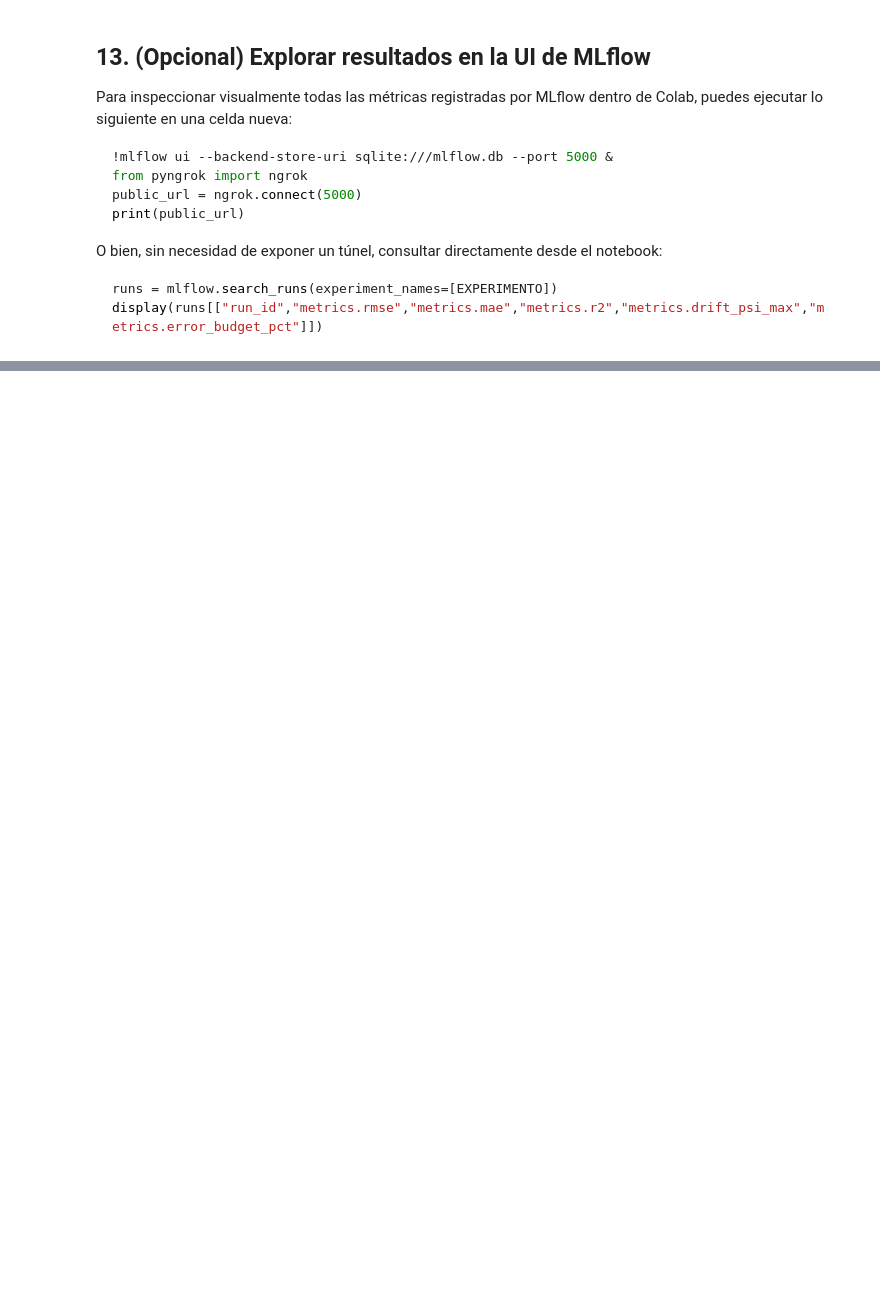
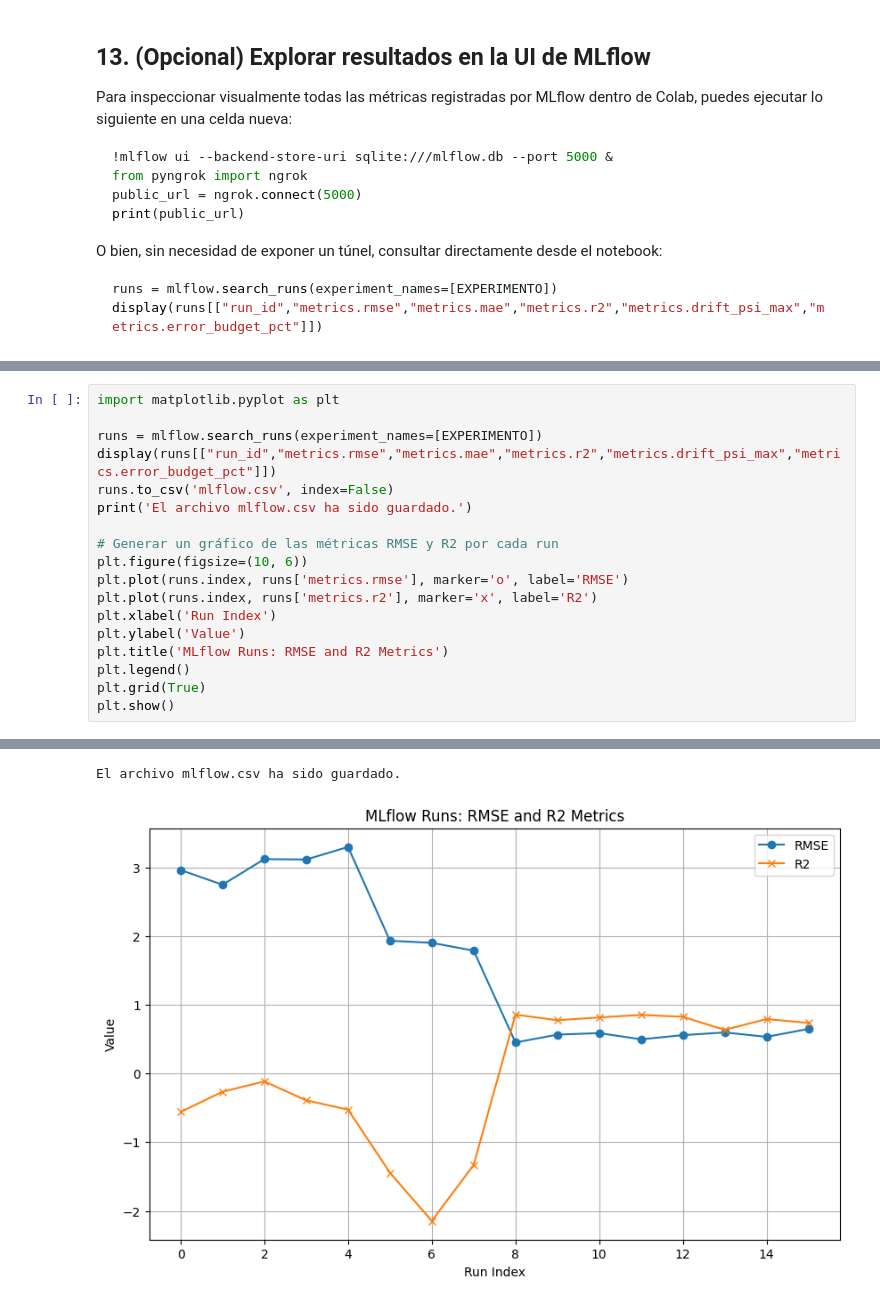
Before and after one commit to PonchitoSalcedo/GPIA_Actividad_8, a Jupyter notebook: GPIA_ACT8_monitoreo_produccion_ml.ipynb, the cells around one changed output, grey strips where cells are left out. Saved outputs shown, nothing was run; the diff lists cells and outputs as text; blank space fills up the shorter version.

```diff
--- a/GPIA_ACT8_monitoreo_produccion_ml.ipynb
+++ b/GPIA_ACT8_monitoreo_produccion_ml.ipynb
@@ -664,0 +646,19 @@ PyngrokNgrokError: The ngrok process errored on start: authentication failed: Th
+# %%
+import matplotlib.pyplot as plt
+
+runs = mlflow.search_runs(experiment_names=[EXPERIMENTO])
+display(runs[["run_id","metrics.rmse","metrics.mae","metrics.r2","metrics.drift_psi_max","metrics.error_budget_pct"]])
+runs.to_csv('mlflow.csv', index=False)
+print('El archivo mlflow.csv ha sido guardado.')
+
+# Generar un gráfico de las métricas RMSE y R2 por cada run
+plt.figure(figsize=(10, 6))
+plt.plot(runs.index, runs['metrics.rmse'], marker='o', label='RMSE')
+plt.plot(runs.index, runs['metrics.r2'], marker='x', label='R2')
+plt.xlabel('Run Index')
+plt.ylabel('Value')
+plt.title('MLflow Runs: RMSE and R2 Metrics')
+plt.legend()
+plt.grid(True)
+plt.show()
+# %% [output]
@@ -664,0 +683,2 @@ PyngrokNgrokError: The ngrok process errored on start: authentication failed: Th
+El archivo mlflow.csv ha sido guardado.
+[figure, added]
```
Also changed, not shown: parts of 13 cells of this notebook.
